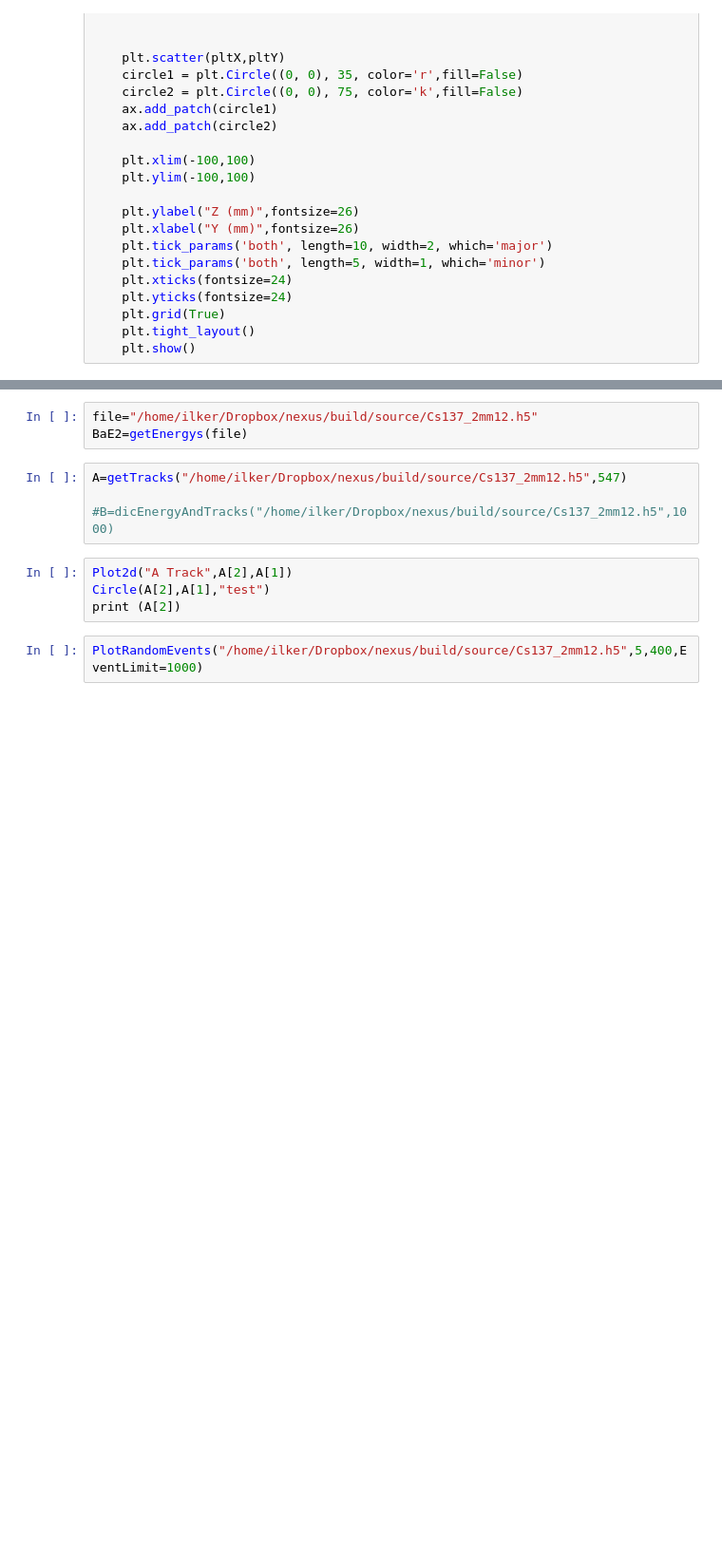
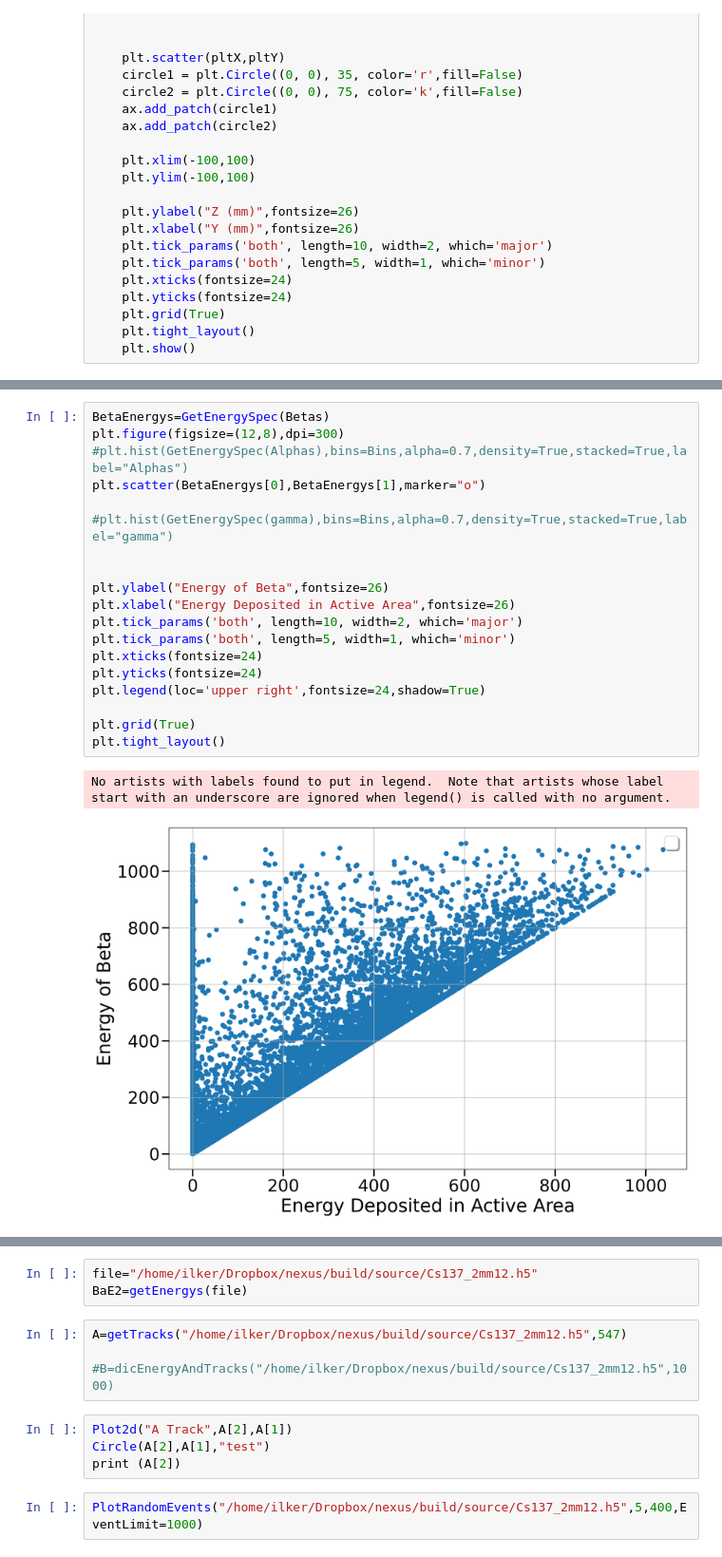
Before and after one commit to ilkerparmaksiz/Analysis, a Jupyter notebook: CRAB/Main/SimAnalysis/Crab2.ipynb, the cells around one changed output, grey strips where cells are left out. Shown: that part at 95% size. Drawn from its saved outputs; the diff is of its cells as text; blank space fills up the shorter version.

```diff
--- a/CRAB/Main/SimAnalysis/Crab2.ipynb
+++ b/CRAB/Main/SimAnalysis/Crab2.ipynb
@@ -209,0 +233,22 @@ BaE=getEnergys(file)
+# %%
+BetaEnergys=GetEnergySpec(Betas)
+plt.figure(figsize=(12,8),dpi=300)
+#plt.hist(GetEnergySpec(Alphas),bins=Bins,alpha=0.7,density=True,stacked=True,label="Alphas")
+plt.scatter(BetaEnergys[0],BetaEnergys[1],marker="o")
+
+#plt.hist(GetEnergySpec(gamma),bins=Bins,alpha=0.7,density=True,stacked=True,label="gamma")
+
+
+plt.ylabel("Energy of Beta",fontsize=26)
+plt.xlabel("Energy Deposited in Active Area",fontsize=26)
+plt.tick_params('both', length=10, width=2, which='major')
+plt.tick_params('both', length=5, width=1, which='minor')
+plt.xticks(fontsize=24)
+plt.yticks(fontsize=24)
+plt.legend(loc='upper right',fontsize=24,shadow=True)
+
+plt.grid(True)
+plt.tight_layout()
+# %% [output]
+No artists with labels found to put in legend.  Note that artists whose label start with an underscore are ignored when legend() is called with no argument.
+[figure, added]
```
Also changed, not shown: parts of 15 cells of this notebook, 30 other files.
